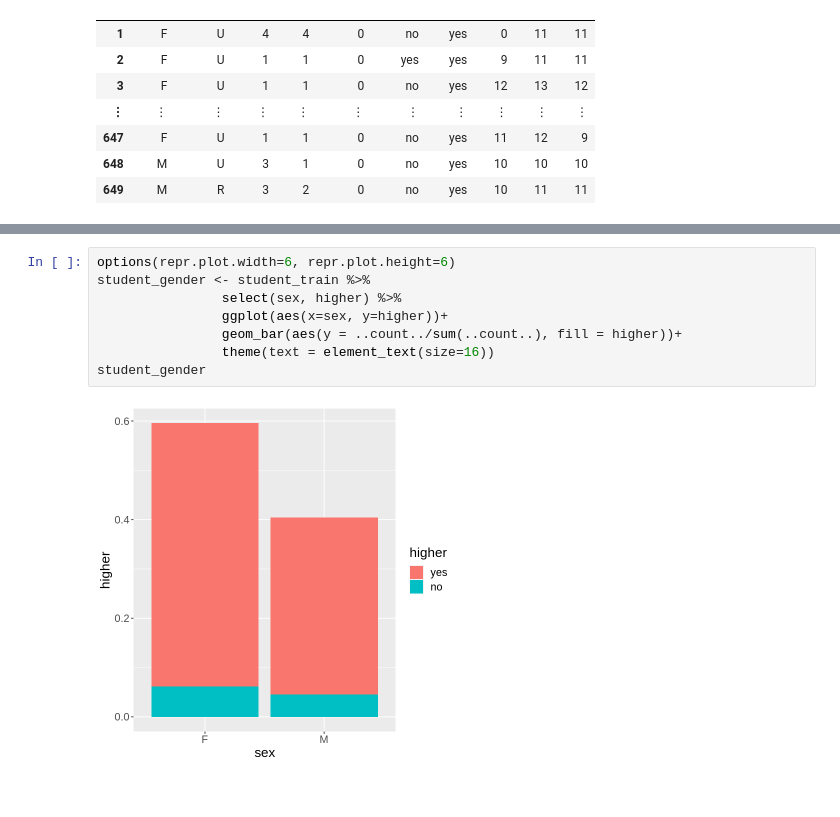
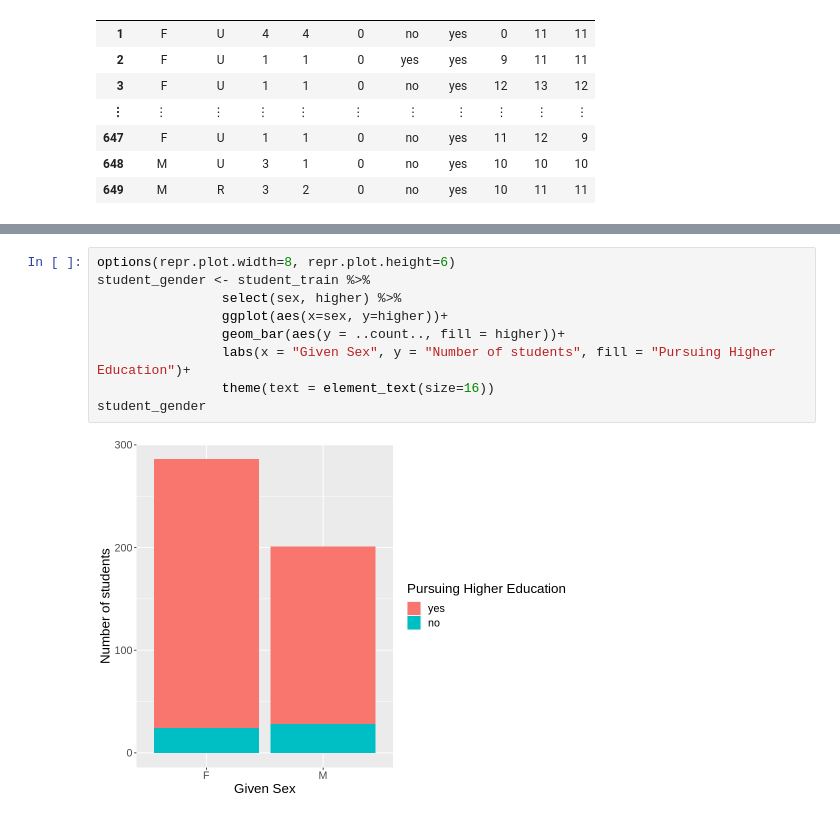
Before and after one commit to michelleykim/student_performance_analysis, a Jupyter notebook: proposal.ipynb, the cells around one changed output, grey strips where cells are left out. Drawn from its saved outputs; the diff is of its cells as text.

Commit message:
Added Methods and other small changes
Added the "Methods" section. Added some labels and small adjustments to the graphs.

```diff
--- a/proposal.ipynb
+++ b/proposal.ipynb
@@ -101,11 +83,12 @@ student_por_plot
 # %%
-options(repr.plot.width=6, repr.plot.height=6)
+options(repr.plot.width=8, repr.plot.height=6)
 student_gender <- student_train %>%
                 select(sex, higher) %>%
                 ggplot(aes(x=sex, y=higher))+
-                geom_bar(aes(y = ..count../sum(..count..), fill = higher))+
+                geom_bar(aes(y = ..count.., fill = higher))+
+                labs(x = "Given Sex", y = "Number of students", fill = "Pursuing Higher Education")+
                 theme(text = element_text(size=16))
 student_gender
 # %% [output]
-[figure, old version]
+[figure, new version]
 # %%
```
Also changed, not shown: parts of 8 cells of this notebook.
